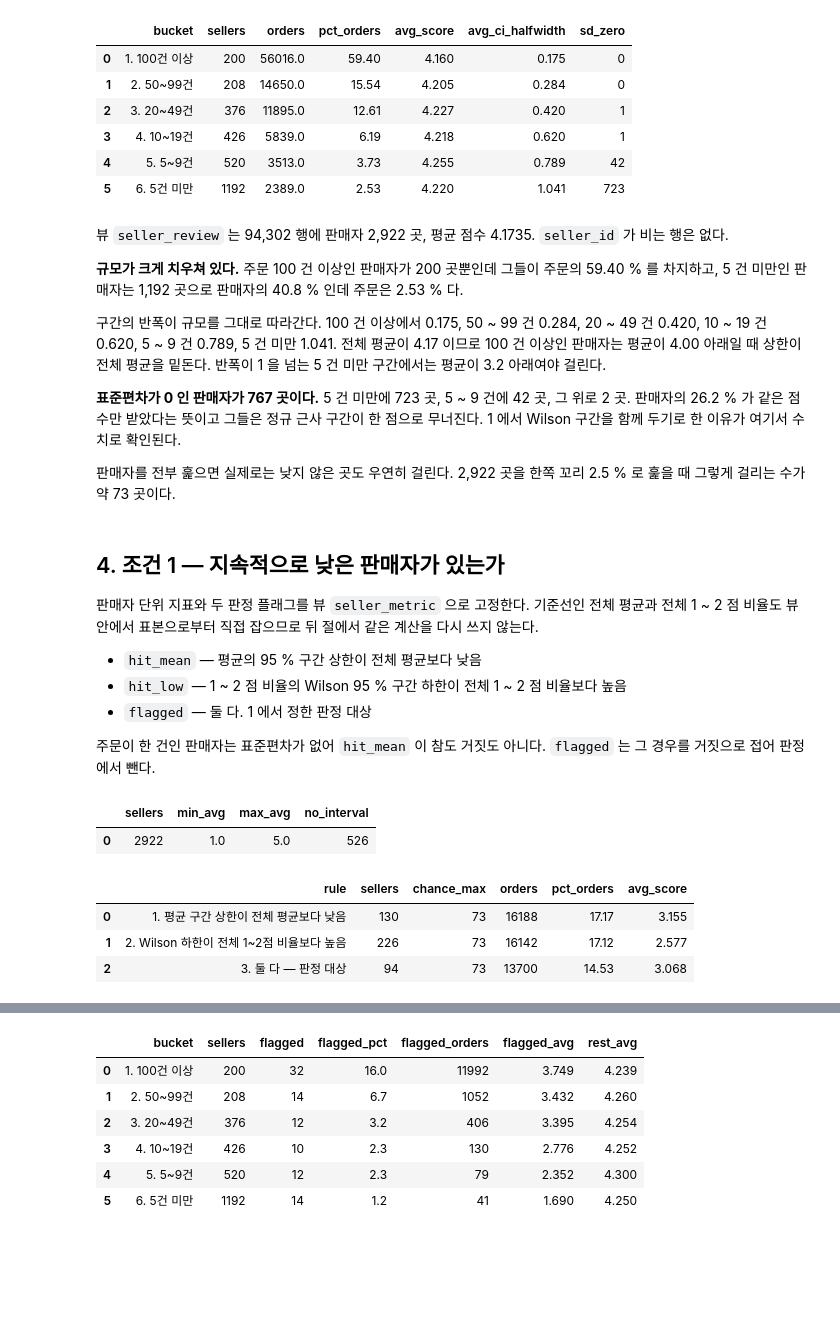
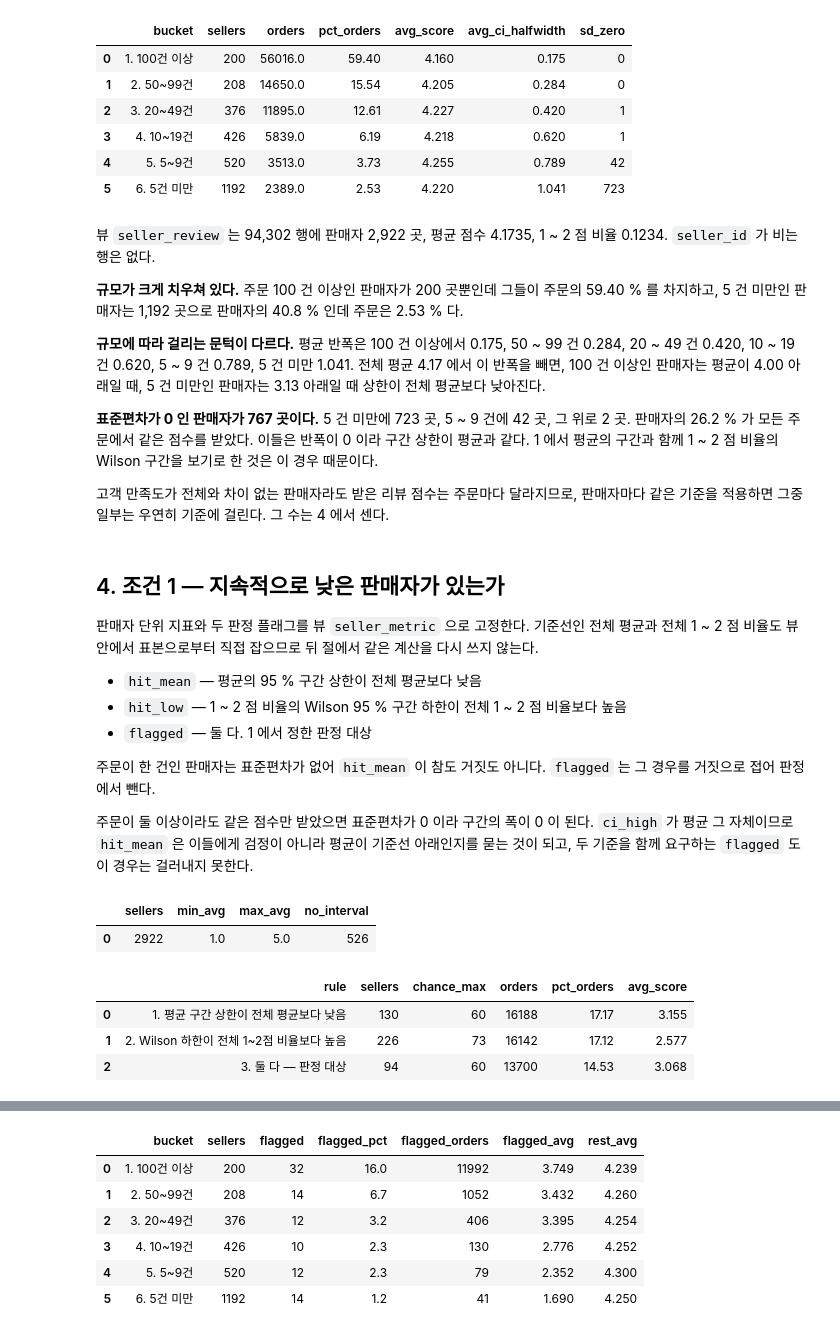
Before and after one commit to wlstjd1011/Olist-data-analyze, a Jupyter notebook: notebooks/07_seller_quality.ipynb, the cells around one changed output, grey strips where cells are left out. Drawn from its saved outputs; the diff is of its cells as text; code cells hidden in the pictures; blank space fills up the shorter version.

```diff
--- a/notebooks/07_seller_quality.ipynb
+++ b/notebooks/07_seller_quality.ipynb
@@ -249,23 +262,23 @@ ORDER BY bucket
 | 4 | 5. 5~9건 | 520 | 3513.0 | 3.73 | 4.255 | 0.789 | 42 |
 | 5 | 6. 5건 미만 | 1192 | 2389.0 | 2.53 | 4.220 | 1.041 | 723 |
 # %% [markdown]
-뷰 `seller_review` 는 94,302 행에 판매자 2,922 곳, 평균 점수 4.1735.
+뷰 `seller_review` 는 94,302 행에 판매자 2,922 곳, 평균 점수 4.1735, 1 ~ 2 점 비율 0.1234.
 `seller_id` 가 비는 행은 없다.
 
 **규모가 크게 치우쳐 있다.** 주문 100 건 이상인 판매자가 200 곳뿐인데 그들이 주문의 59.40 % 를
 차지하고, 5 건 미만인 판매자는 1,192 곳으로 판매자의 40.8 % 인데 주문은 2.53 % 다.
 
-구간의 반폭이 규모를 그대로 따라간다. 100 건 이상에서 0.175, 50 ~ 99 건 0.284, 20 ~ 49 건 0.420,
-10 ~ 19 건 0.620, 5 ~ 9 건 0.789, 5 건 미만 1.041.
-전체 평균이 4.17 이므로 100 건 이상인 판매자는 평균이 4.00 아래일 때 상한이 전체 평균을 밑돈다.
-반폭이 1 을 넘는 5 건 미만 구간에서는 평균이 3.2 아래여야 걸린다.
+**규모에 따라 걸리는 문턱이 다르다.** 평균 반폭은 100 건 이상에서 0.175, 50 ~ 99 건 0.284,
+20 ~ 49 건 0.420, 10 ~ 19 건 0.620, 5 ~ 9 건 0.789, 5 건 미만 1.041.
+전체 평균 4.17 에서 이 반폭을 빼면, 100 건 이상인 판매자는 평균이 4.00 아래일 때,
+5 건 미만인 판매자는 3.13 아래일 때 상한이 전체 평균보다 낮아진다.
 
 **표준편차가 0 인 판매자가 767 곳이다.** 5 건 미만에 723 곳, 5 ~ 9 건에 42 곳, 그 위로 2 곳.
-판매자의 26.2 % 가 같은 점수만 받았다는 뜻이고 그들은 정규 근사 구간이 한 점으로 무너진다.
-1 에서 Wilson 구간을 함께 두기로 한 이유가 여기서 수치로 확인된다.
+판매자의 26.2 % 가 모든 주문에서 같은 점수를 받았다. 이들은 반폭이 0 이라 구간 상한이 평균과 같다.
+1 에서 평균의 구간과 함께 1 ~ 2 점 비율의 Wilson 구간을 보기로 한 것은 이 경우 때문이다.
 
-판매자를 전부 훑으면 실제로는 낮지 않은 곳도 우연히 걸린다.
-2,922 곳을 한쪽 꼬리 2.5 % 로 훑을 때 그렇게 걸리는 수가 약 73 곳이다.
+고객 만족도가 전체와 차이 없는 판매자라도 받은 리뷰 점수는 주문마다 달라지므로,
+판매자마다 같은 기준을 적용하면 그중 일부는 우연히 기준에 걸린다. 그 수는 4 에서 센다.
 # %% [markdown]
 ## 4. 조건 1 — 지속적으로 낮은 판매자가 있는가
 
@@ -279,6 +292,10 @@ ORDER BY bucket
 
 주문이 한 건인 판매자는 표준편차가 없어 `hit_mean` 이 참도 거짓도 아니다.
 `flagged` 는 그 경우를 거짓으로 접어 판정에서 뺀다.
+
+주문이 둘 이상이라도 같은 점수만 받았으면 표준편차가 0 이라 구간의 폭이 0 이 된다.
+`ci_high` 가 평균 그 자체이므로 `hit_mean` 은 이들에게 검정이 아니라 평균이 기준선 아래인지를
+묻는 것이 되고, 두 기준을 함께 요구하는 `flagged` 도 이 경우는 걸러내지 못한다.
 # %%
 con.execute("""
 CREATE OR REPLACE VIEW seller_metric AS
@@ -335,36 +352,38 @@ FROM seller_metric
 con.execute("""
 SELECT '1. 평균 구간 상한이 전체 평균보다 낮음'            AS rule,
        COUNT(*)                                            AS sellers,
-       CAST(ROUND(0.025 * (SELECT COUNT(*) FROM seller_metric))
+       CAST(ROUND(0.025 * (SELECT COUNT(*) FROM seller_metric
+                           WHERE ci_high IS NOT NULL))
             AS BIGINT)                                     AS chance_max,
        CAST(SUM(orders) AS BIGINT)                         AS orders,
        ROUND(100.0 * SUM(orders)
              / (SELECT SUM(orders) FROM seller_metric), 2) AS pct_orders,
        ROUND(AVG(avg_score), 3)                            AS avg_score
 FROM seller_metric WHERE hit_mean
 
 UNION ALL
 SELECT '2. Wilson 하한이 전체 1~2점 비율보다 높음',
        COUNT(*),
        CAST(ROUND(0.025 * (SELECT COUNT(*) FROM seller_metric)) AS BIGINT),
        CAST(SUM(orders) AS BIGINT),
        ROUND(100.0 * SUM(orders) / (SELECT SUM(orders) FROM seller_metric), 2),
        ROUND(AVG(avg_score), 3)
 FROM seller_metric WHERE hit_low
 
 UNION ALL
 SELECT '3. 둘 다 — 판정 대상',
        COUNT(*),
-       CAST(ROUND(0.025 * (SELECT COUNT(*) FROM seller_metric)) AS BIGINT),
+       CAST(ROUND(0.025 * (SELECT COUNT(*) FROM seller_metric
+                           WHERE ci_high IS NOT NULL)) AS BIGINT),
        CAST(SUM(orders) AS BIGINT),
        ROUND(100.0 * SUM(orders) / (SELECT SUM(orders) FROM seller_metric), 2),
        ROUND(AVG(avg_score), 3)
 FROM seller_metric WHERE flagged
 
 ORDER BY rule
 """).df()
 # %% [output]
 |  | rule | sellers | chance_max | orders | pct_orders | avg_score |
-| 0 | 1. 평균 구간 상한이 전체 평균보다 낮음 | 130 | 73 | 16188 | 17.17 | 3.155 |
+| 0 | 1. 평균 구간 상한이 전체 평균보다 낮음 | 130 | 60 | 16188 | 17.17 | 3.155 |
 | 1 | 2. Wilson 하한이 전체 1~2점 비율보다 높음 | 226 | 73 | 16142 | 17.12 | 2.577 |
-| 2 | 3. 둘 다 — 판정 대상 | 94 | 73 | 13700 | 14.53 | 3.068 |
+| 2 | 3. 둘 다 — 판정 대상 | 94 | 60 | 13700 | 14.53 | 3.068 |
```
Also changed, not shown: parts of 33 cells of this notebook, 4 other files.
